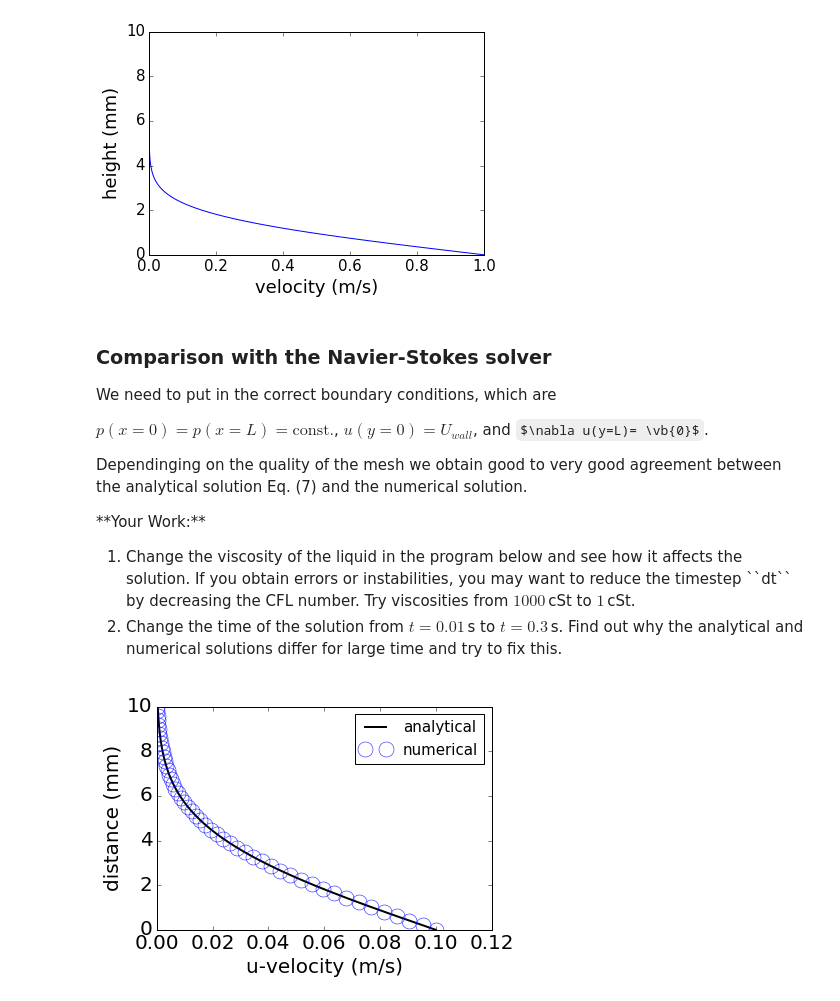
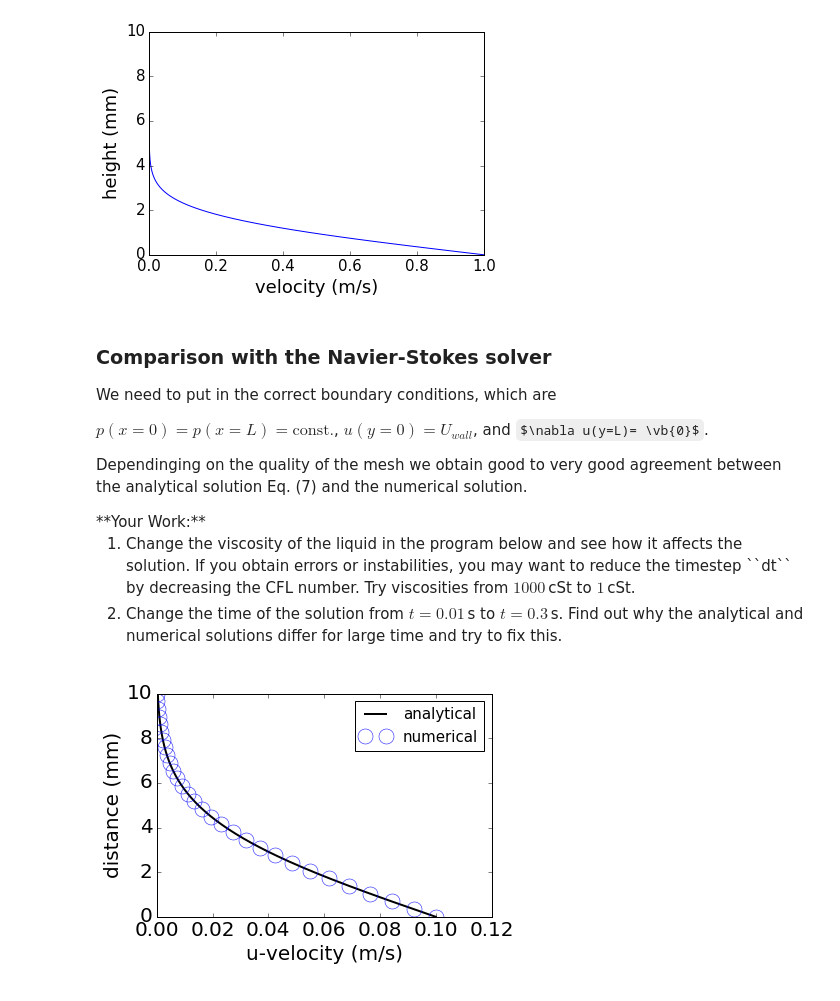
Before and after one commit to cdohl/ph3501, a Jupyter notebook: notebooks/17_Analytical Solution to an unsteady flow.ipynb, the cells around one changed output. Drawn from its saved outputs; the diff is of its cells as text; code cells hidden in the pictures; some formulas as TeX source.

```diff
--- a/notebooks/17_Analytical Solution to an unsteady flow.ipynb
+++ b/notebooks/17_Analytical Solution to an unsteady flow.ipynb
@@ -135,7 +135,7 @@ Dependinging on the quality of the mesh we obtain good to very good agreement be
 <p>
 
 <div class="Detail">
-**Your Work:**<p>
+**Your Work:**
 <ol>
 <li>Change the viscosity of the liquid in the program below and see how it affects the solution. If you obtain errors or instabilities, you may want to reduce the timestep ``dt`` by decreasing the CFL number. Try viscosities from $1000\,$cSt to $1\,$cSt.</li>
 
@@ -208,35 +208,35 @@ dx = xlen/(nx-1)
 #Variables you can change to see their effect on the solution
 ##########
 ylen= 0.01  #physical length in vertical direction in [m]
-ny = 50     #CHANGE number of grid points in vertical direction
+ny = 30     #CHANGE number of grid points in vertical direction
 Uwall=0.1   #CHANGE velocity of the wall for the lid-case or the inlet velocity of tubev
 nu=1e-4     #CHANGE kinematic viscosity [m^2/s]
 rho = 1e3   #CHANGE density of the liquid [kg/m^3]
 t=0.06      #CHANGE time of solution
 
 dy = ylen/(ny-1)
 CFL = 0.05    #CFL number sufficientl small to be stable
 dt = CFL * dy / Uwall #time step interval
 nt = int(t/dt)  #number of time steps each having length dt
 
 u = np.zeros((ny, nx)) #velocity field arrays
 v = np.zeros((ny, nx))
 p = np.zeros((ny, nx)) #pressure field arrays
 b = np.zeros((ny, nx)) #this is needed for the Poisson solver
 u, v, p = NSFlow(nt, u, v, dt, dx, dy, p, rho, nu)
 
 x = np.linspace(0, xlen, nx)
 y = np.linspace(0, ylen, ny)
 ya = np.linspace(0, ylen, 200)
 
 plt.plot(Uwall*(1-erf(ya/(2.*(nu*t)**.5))),ya*1e3,'k',linewidth=2,label='analytical')
 plt.plot(u[:,int(nx/2)],y*1e3,'bo',markersize=15,markeredgecolor='blue',\
          markerfacecolor='none',label='numerical')
 plt.xlabel('u-velocity (m/s)',size=20);plt.ylabel('distance (mm)', size=20)
 plt.tick_params(labelsize=20)
 plt.legend(fontsize=15);
 # %% [output]
-[figure, old version]
+[figure, new version]
 # %%
 from IPython.core.display import HTML
 def css_styling():
```
Also changed, not shown: parts of 1 cell of this notebook.
